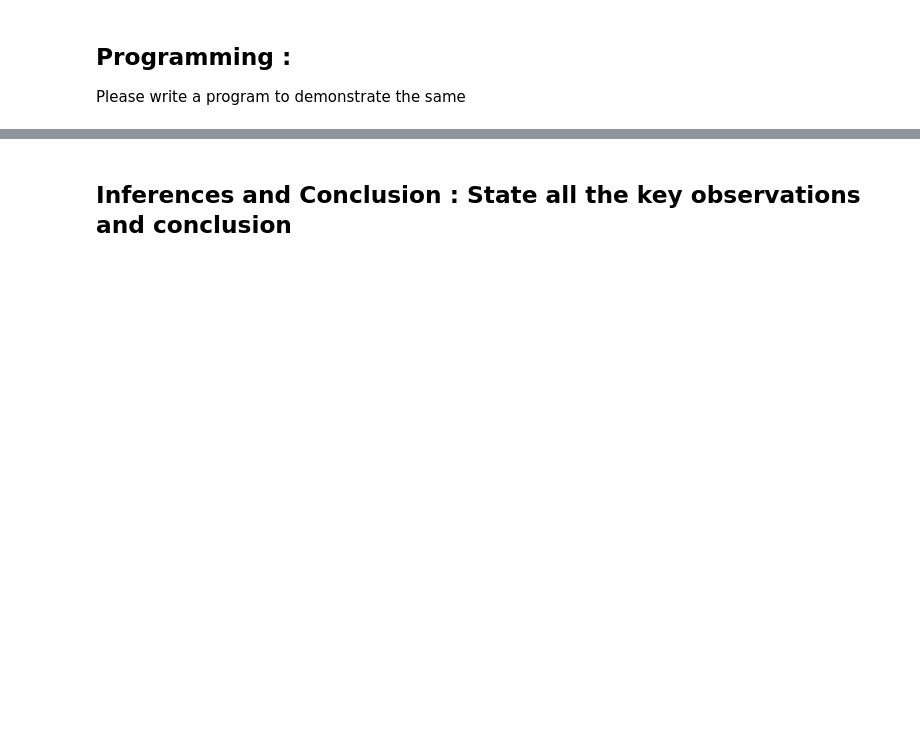
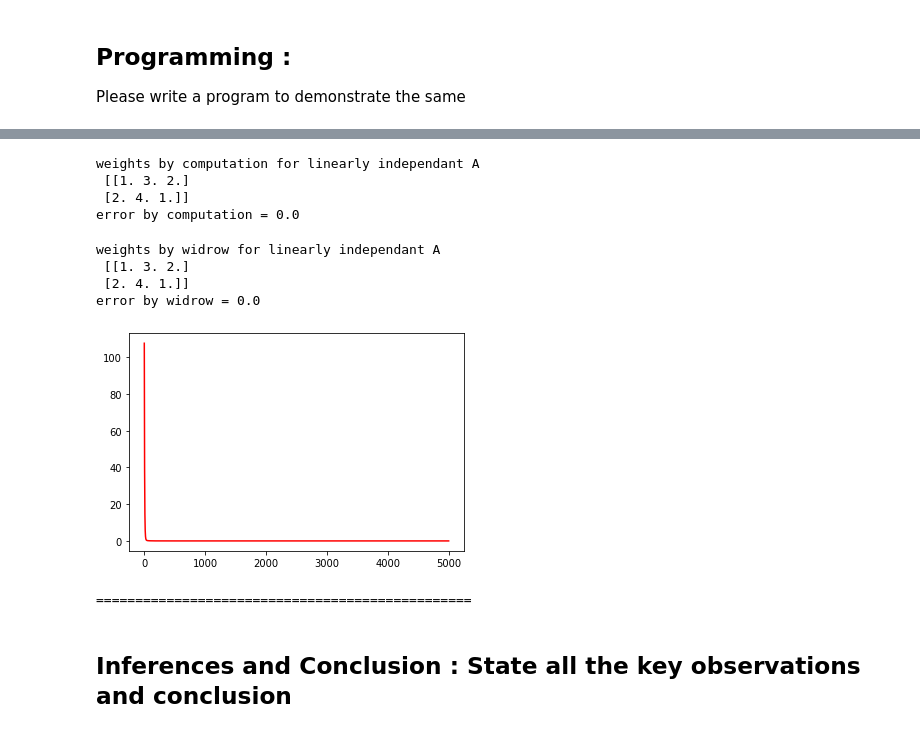
Before and after one commit to grievous-mischievous7/NNDL_LAB, a Jupyter notebook: Spring_22_NNDL_Lab_3_190020028.ipynb, the cells around one changed output, grey strips where cells are left out. Drawn from its saved outputs; the diff is of its cells as text; code cells hidden in the pictures; blank space fills up the shorter version.

```diff
--- a/Spring_22_NNDL_Lab_3_190020028.ipynb
+++ b/Spring_22_NNDL_Lab_3_190020028.ipynb
@@ -235,3 +388,6 @@ perform pattern classification task.
 # %%
 ## Write your code here to Generate the Data
 ## Important Parameters to generate data are : Number of Datapoints, Dimension of Data
+A=np.array([[0,1,2],[1,2,0],[2,1,0]]).T
+I=np.array([[1,2],[3,4],[2,1]]).T
+B=np.dot(I,A)
@@ -240,2 +402,55 @@ perform pattern classification task.
+# %%
+## You can use the same function defined above for computation method and widrow's learning law
+def weights_by_computation(A,B):
+
+  ## Here A is input and B is output
+
+  weights = B@np.linalg.pinv(A)## Write the weight equation here
+  error = np.square(np.linalg.norm(B-(weights@A)))*1/A.shape[1]## Mean Squared Error
+
+  return weights,error
+
+def weights_by_widrow(A,B,num_epochs,learning_rate):
+
+  ## Here A is input and B is output
+  weights = np.array([[0.0,0.0,0.0],[0.0,0.0,0.0]])## Initialise weights here
+  error=[]
+  for epoch in range(num_epochs):
+
+    ## Write the widrow learning training loop here
+    output=weights@A
+    D_w=lr*((B-output)@A.T)
+    weights+=D_w
+    error.append((1/A.shape[1])*np.sum(np.square(B-output)))
+
+  return weights,error
+# %%
+w,err=weights_by_computation(A,B)
+print('weights by computation for linearly independant A \n',(w))
+print('error by computation = '+str(np.round(err,8)))
+print('\n')
+# %% [output]
+weights by computation for linearly independant A
+ [[1. 3. 2.]
+ [2. 4. 1.]]
+error by computation = 0.0
+# %%
+num_epochs=5000
+lr=0.01
+w,err=weights_by_widrow(A,B,num_epochs,lr)
+print('weights by widrow for linearly independant A \n',(w))
+print('error by widrow = '+str(np.round(err[-1],8)))
+print('\n')
+err=np.array(err)
+plt.plot(list(range(len(err))),err,color='r')
+plt.show()
+print('================================================\n')
+# %% [output]
+weights by widrow for linearly independant A
+ [[1. 3. 2.]
+ [2. 4. 1.]]
+error by widrow = 0.0
+[figure, added]
+================================================
 # %% [markdown]
 ## Inferences and Conclusion : State all the key observations and conclusion
```
Also changed, not shown: parts of 12 cells of this notebook.
